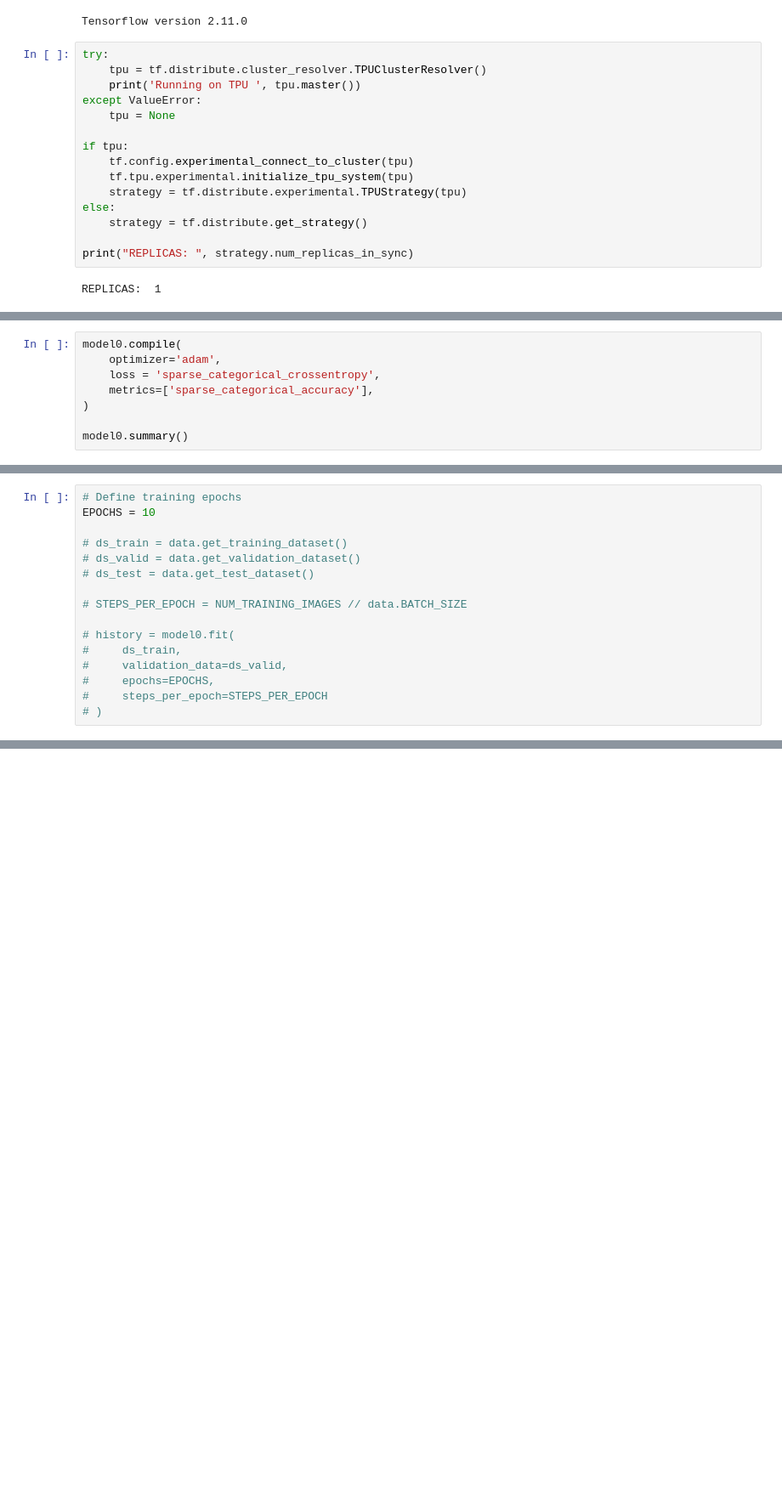
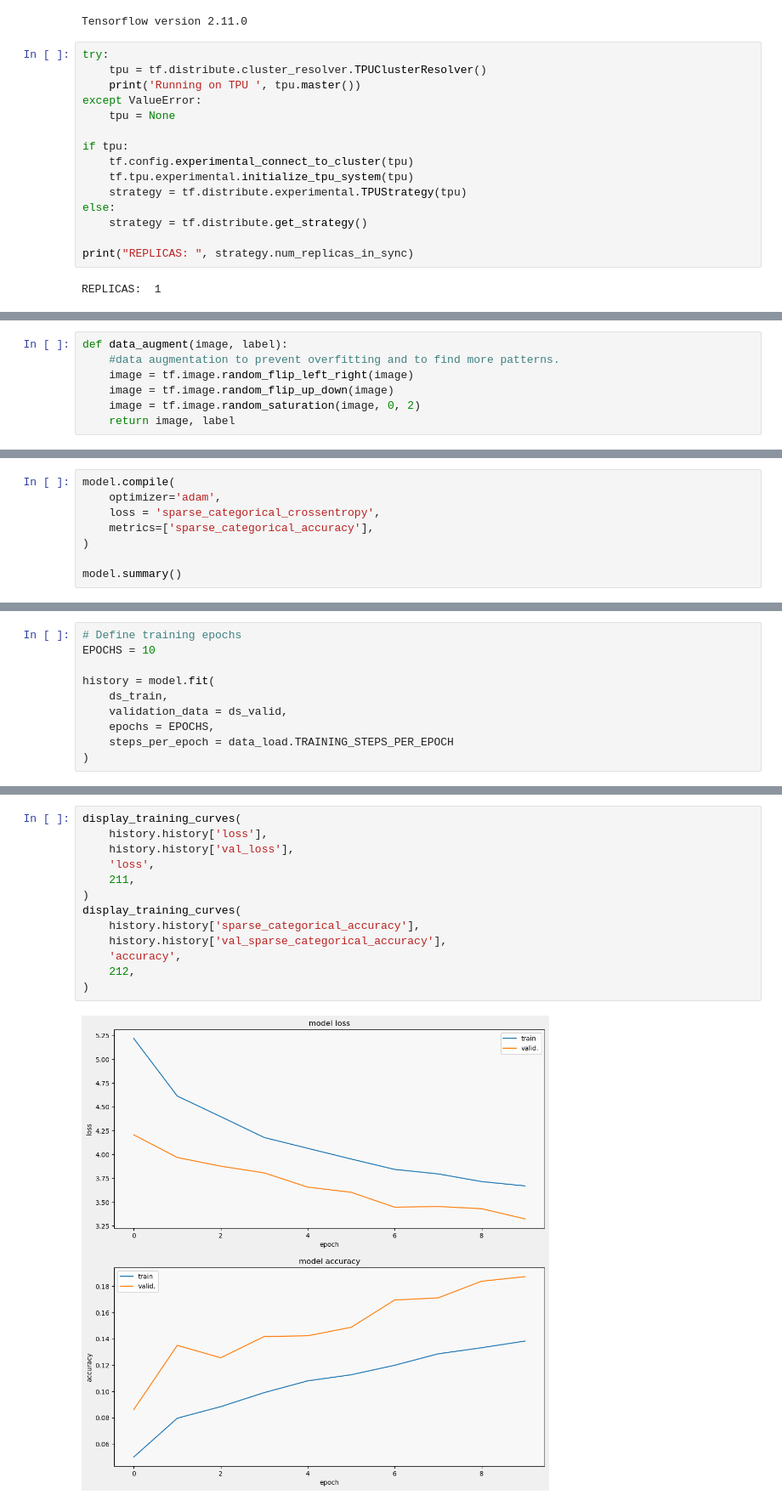
Before and after one commit to m-tarro/Neural-Networks-2023-Project, a Jupyter notebook: flower-classification-notebook.ipynb, the cells around one changed output, grey strips where cells are left out. Shown at 85% size. Drawn from its saved outputs; the diff is of its cells as text; blank space fills up the shorter version.

```diff
--- a/flower-classification-notebook.ipynb
+++ b/flower-classification-notebook.ipynb
@@ -151,0 +179,7 @@ with strategy.scope():
+# %%
+def data_augment(image, label):
+    #data augmentation to prevent overfitting and to find more patterns.
+    image = tf.image.random_flip_left_right(image)
+    image = tf.image.random_flip_up_down(image)
+    image = tf.image.random_saturation(image, 0, 2)
+    return image, label
@@ -152,11 +231,11 @@ with strategy.scope():
 # %%
-model0.compile(
+model.compile(
     optimizer='adam',
     loss = 'sparse_categorical_crossentropy',
     metrics=['sparse_categorical_accuracy'],
 )
 
-model0.summary()
+model.summary()
 # %% [output]
 Model: "sequential"
 _________________________________________________________________
@@ -187,15 +267,9 @@ NUM_TEST_IMAGES = count_data_items(data.TEST_FILENAMES)
 # Define training epochs
 EPOCHS = 10
 
-# ds_train = data.get_training_dataset()
-# ds_valid = data.get_validation_dataset()
-# ds_test = data.get_test_dataset()
-
-# STEPS_PER_EPOCH = NUM_TRAINING_IMAGES // data.BATCH_SIZE
-
-# history = model0.fit(
-#     ds_train,
-#     validation_data=ds_valid,
-#     epochs=EPOCHS,
-#     steps_per_epoch=STEPS_PER_EPOCH
-# )
+history = model.fit(
+    ds_train,
+    validation_data = ds_valid,
+    epochs = EPOCHS,
+    steps_per_epoch = data_load.TRAINING_STEPS_PER_EPOCH
+)
@@ -201,0 +297,15 @@ EPOCHS = 10
+# %%
+display_training_curves(
+    history.history['loss'],
+    history.history['val_loss'],
+    'loss',
+    211,
+)
+display_training_curves(
+    history.history['sparse_categorical_accuracy'],
+    history.history['val_sparse_categorical_accuracy'],
+    'accuracy',
+    212,
+)
+# %% [output]
+[figure, added]
```
Also changed, not shown: parts of 20 cells of this notebook.
